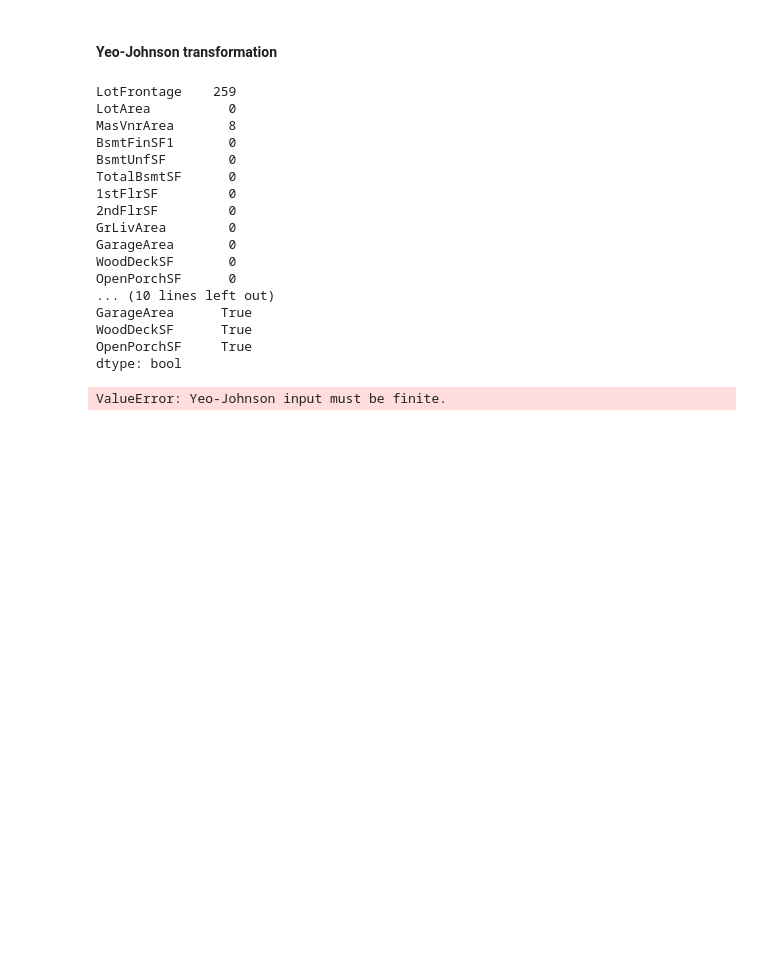
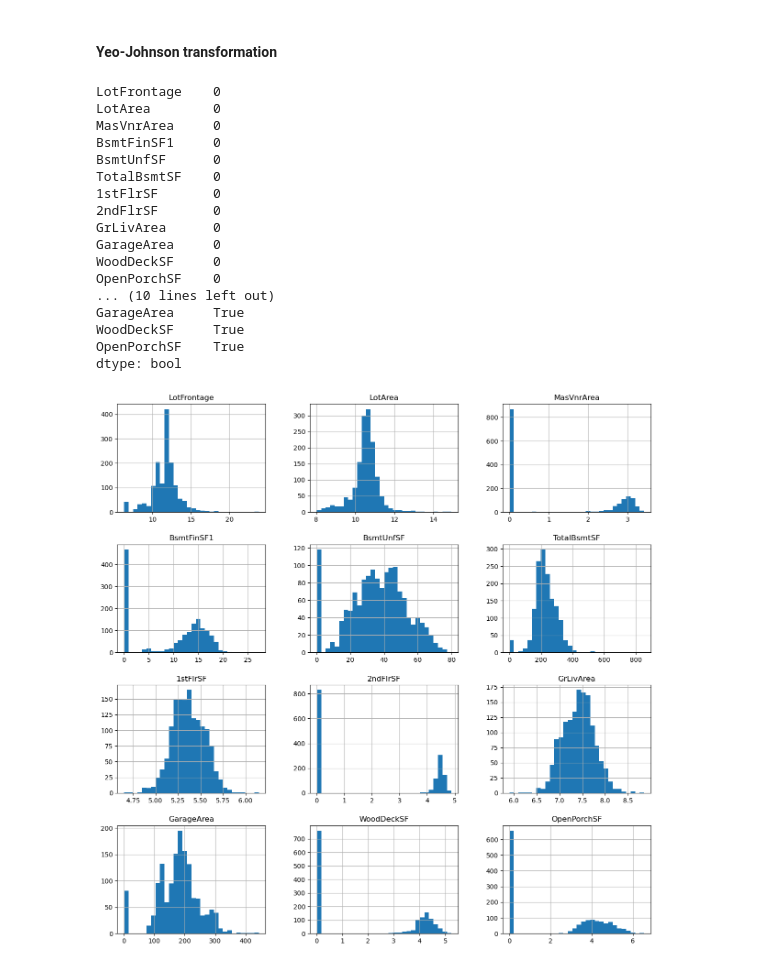
Before and after one commit to Mezcue/ML-Practice, a Jupyter notebook: EDA - practice.ipynb, the cells around one changed output. Saved outputs shown, nothing was run; the diff lists cells and outputs as text; code cells hidden in the pictures; blank space fills up the shorter version.

```diff
--- a/EDA - practice.ipynb
+++ b/EDA - practice.ipynb
@@ -442,41 +442,49 @@ cont_vars = [
 ]
 # %% [markdown]
 #### Yeo-Johnson transformation
-# %%
-# Check for missing or infinite values
-print(data[cont_vars].isnull().sum())  # Check for NaNs
-print(np.isfinite(data[cont_vars]).all())  # Check if all values are finite
-# %% [output]
-LotFrontage    259
-LotArea          0
-MasVnrArea       8
-BsmtFinSF1       0
-BsmtUnfSF        0
-TotalBsmtSF      0
-1stFlrSF         0
-2ndFlrSF         0
-GrLivArea        0
-GarageArea       0
-WoodDeckSF       0
-OpenPorchSF      0
-... (10 lines left out)
-GarageArea      True
-WoodDeckSF      True
-OpenPorchSF     True
-dtype: bool
 # %%
-## ANalyzing distribution of variables after applying yeo-johnson transformation
+## ANalyzing the distribution of variables after applying yeo-johnson transformation
+try:
+    # Temporary copy of data
+    tmp = data.copy()
 
-# temporary copy of data
-tmp = data.copy()
+    # Treat `False` as NaN and replace with the median
+    tmp["LotFrontage"] = tmp["LotFrontage"].replace(False, np.nan)
+    tmp["LotFrontage"] = tmp["LotFrontage"].fillna(tmp["LotFrontage"].median())
 
-for var in cont_vars:
+    tmp["MasVnrArea"] = tmp["MasVnrArea"].replace(False, np.nan)
+    tmp["MasVnrArea"] = tmp["MasVnrArea"].fillna(tmp["MasVnrArea"].median())
 
-    # transforming variables
-    tmp[var], param = stats.yeojohnson(data[var])
+    # Check for missing or infinite values
+    print(tmp[cont_vars].isnull().sum())  # Check for NaNs
+    print(np.isfinite(tmp[cont_vars]).all())  # Check if all values are finite
 
-# Ploting the transformed variables via hsitogram
-tmp[cont_vars].hist(bins=30, figsize=(15,15))
-plt.show()
+    # Apply Yeo-Johnson transformation to each variable
+    for var in cont_vars:
+        tmp[var], param = stats.yeojohnson(tmp[var])
+
+    # Plot the transformed variables using histograms
+    tmp[cont_vars].hist(bins=30, figsize=(15, 15))
+    plt.show()
+
+except Exception as e:  # Catch any exception and get its details
+    print(f"An error occurred: {e}")
 # %% [output]
-ValueError: Yeo-Johnson input must be finite.
+LotFrontage    0
+LotArea        0
+MasVnrArea     0
+BsmtFinSF1     0
+BsmtUnfSF      0
+TotalBsmtSF    0
+1stFlrSF       0
+2ndFlrSF       0
+GrLivArea      0
+GarageArea     0
+WoodDeckSF     0
+OpenPorchSF    0
+... (10 lines left out)
+GarageArea     True
+WoodDeckSF     True
+OpenPorchSF    True
+dtype: bool
+[figure, added]
```
Also changed, not shown: parts of 7 cells of this notebook.
